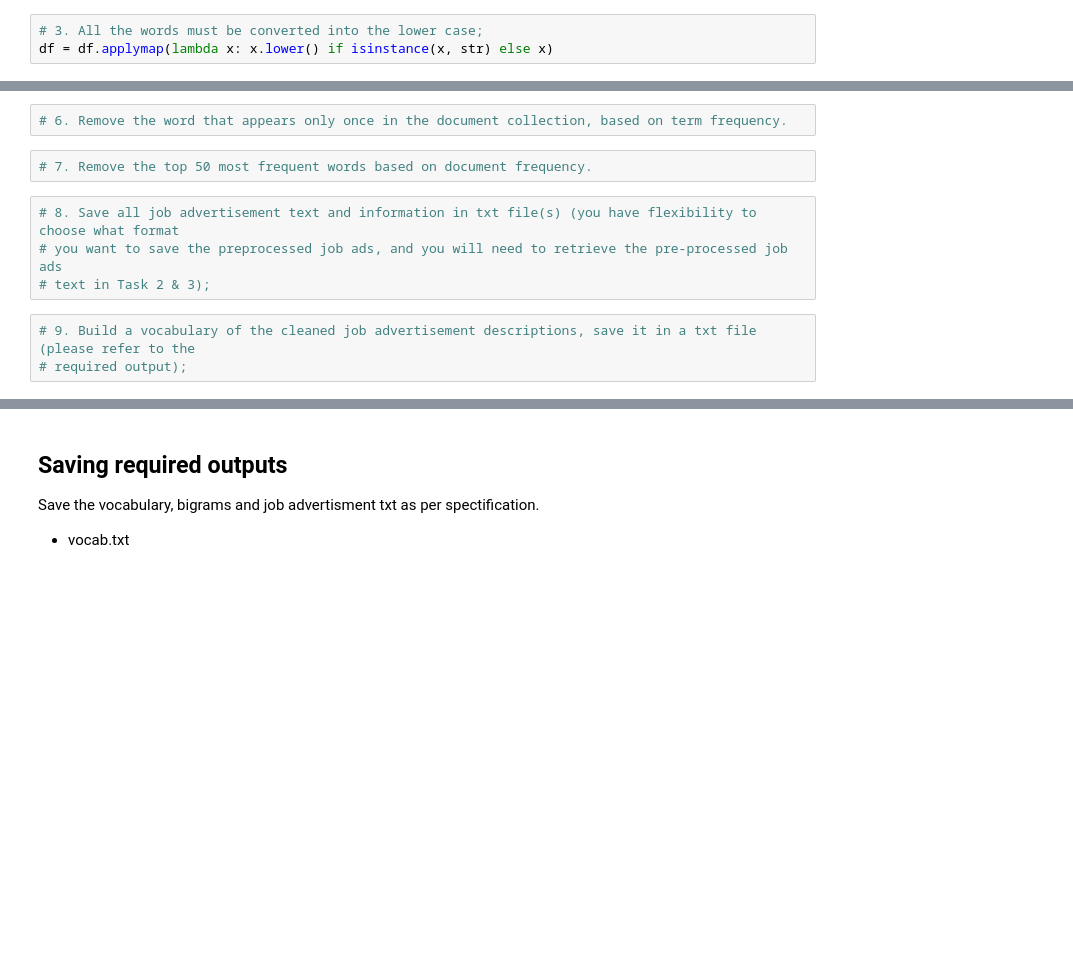
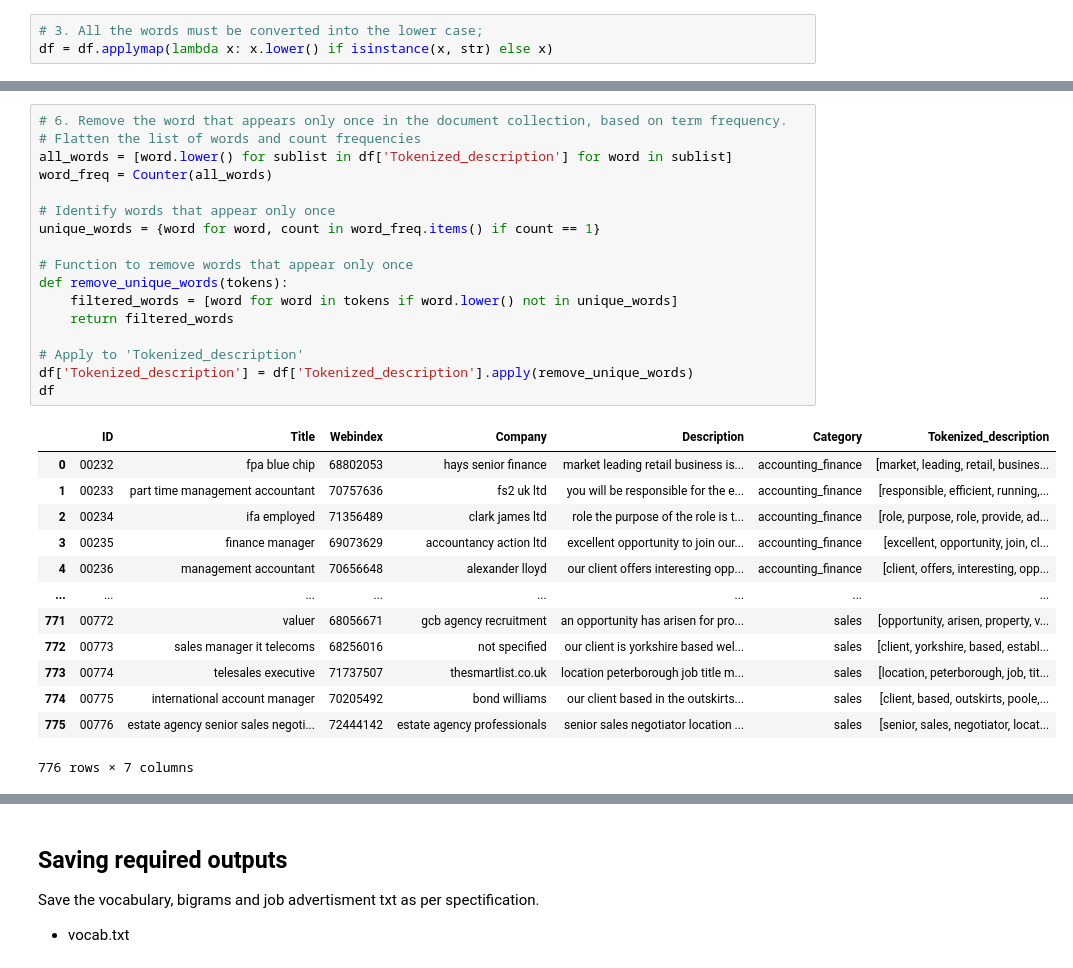
Before and after one commit to Buithienphuoc/AdvancedProgrammingForDataScience, a Jupyter notebook: assess3_data/assess3_data/task1.ipynb, the cells around one changed output, grey strips where cells are left out. Drawn from its saved outputs; the diff is of its cells as text; blank space fills up the shorter version.

Commit message:
Done task 1

```diff
--- a/assess3_data/assess3_data/task1.ipynb
+++ b/assess3_data/assess3_data/task1.ipynb
@@ -169,11 +206,31 @@ df = df.applymap(filter_stopword)
-# %%
-# 6. Remove the word that appears only once in the document collection, based on term frequency.
-# %%
-# 7. Remove the top 50 most frequent words based on document frequency.
-# %%
-# 8. Save all job advertisement text and information in txt file(s) (you have flexibility to choose what format
-# you want to save the preprocessed job ads, and you will need to retrieve the pre-processed job ads
-# text in Task 2 & 3);
-# %%
-# 9. Build a vocabulary of the cleaned job advertisement descriptions, save it in a txt file (please refer to the
-# required output);
+# %%
+# 6. Remove the word that appears only once in the document collection, based on term frequency.
+# Flatten the list of words and count frequencies
+all_words = [word.lower() for sublist in df['Tokenized_description'] for word in sublist]
+word_freq = Counter(all_words)
+
+# Identify words that appear only once
+unique_words = {word for word, count in word_freq.items() if count == 1}
+
+# Function to remove words that appear only once
+def remove_unique_words(tokens):
+    filtered_words = [word for word in tokens if word.lower() not in unique_words]
+    return filtered_words
+
+# Apply to 'Tokenized_description'
+df['Tokenized_description'] = df['Tokenized_description'].apply(remove_unique_words)
+df
+# %% [output]
+|  | ID | Title | Webindex | Company | Description | Category | Tokenized_description |
+| 0 | 00232 | fpa blue chip | 68802053 | hays senior finance | market leading retail business is... | accounting_finance | [market, leading, retail, busines... |
+| 1 | 00233 | part time management accountant | 70757636 | fs2 uk ltd | you will be responsible for the e... | accounting_finance | [responsible, efficient, running,... |
+| 2 | 00234 | ifa employed | 71356489 | clark james ltd | role the purpose of the role is t... | accounting_finance | [role, purpose, role, provide, ad... |
+| 3 | 00235 | finance manager | 69073629 | accountancy action ltd | excellent opportunity to join our... | accounting_finance | [excellent, opportunity, join, cl... |
+| 4 | 00236 | management accountant | 70656648 | alexander lloyd | our client offers interesting opp... | accounting_finance | [client, offers, interesting, opp... |
+| ... | ... | ... | ... | ... | ... | ... | ... |
+| 771 | 00772 | valuer | 68056671 | gcb agency recruitment | an opportunity has arisen for pro... | sales | [opportunity, arisen, property, v... |
+| 772 | 00773 | sales manager it telecoms | 68256016 | not specified | our client is yorkshire based wel... | sales | [client, yorkshire, based, establ... |
+| 773 | 00774 | telesales executive | 71737507 | thesmartlist.co.uk | location peterborough job title m... | sales | [location, peterborough, job, tit... |
+| 774 | 00775 | international account manager | 70205492 | bond williams | our client based in the outskirts... | sales | [client, based, outskirts, poole,... |
+| 775 | 00776 | estate agency senior sales negoti... | 72444142 | estate agency professionals | senior sales negotiator location ... | sales | [senior, sales, negotiator, locat... |
+776 rows × 7 columns
```
Also changed, not shown: parts of 9 cells of this notebook, 3 other files.
